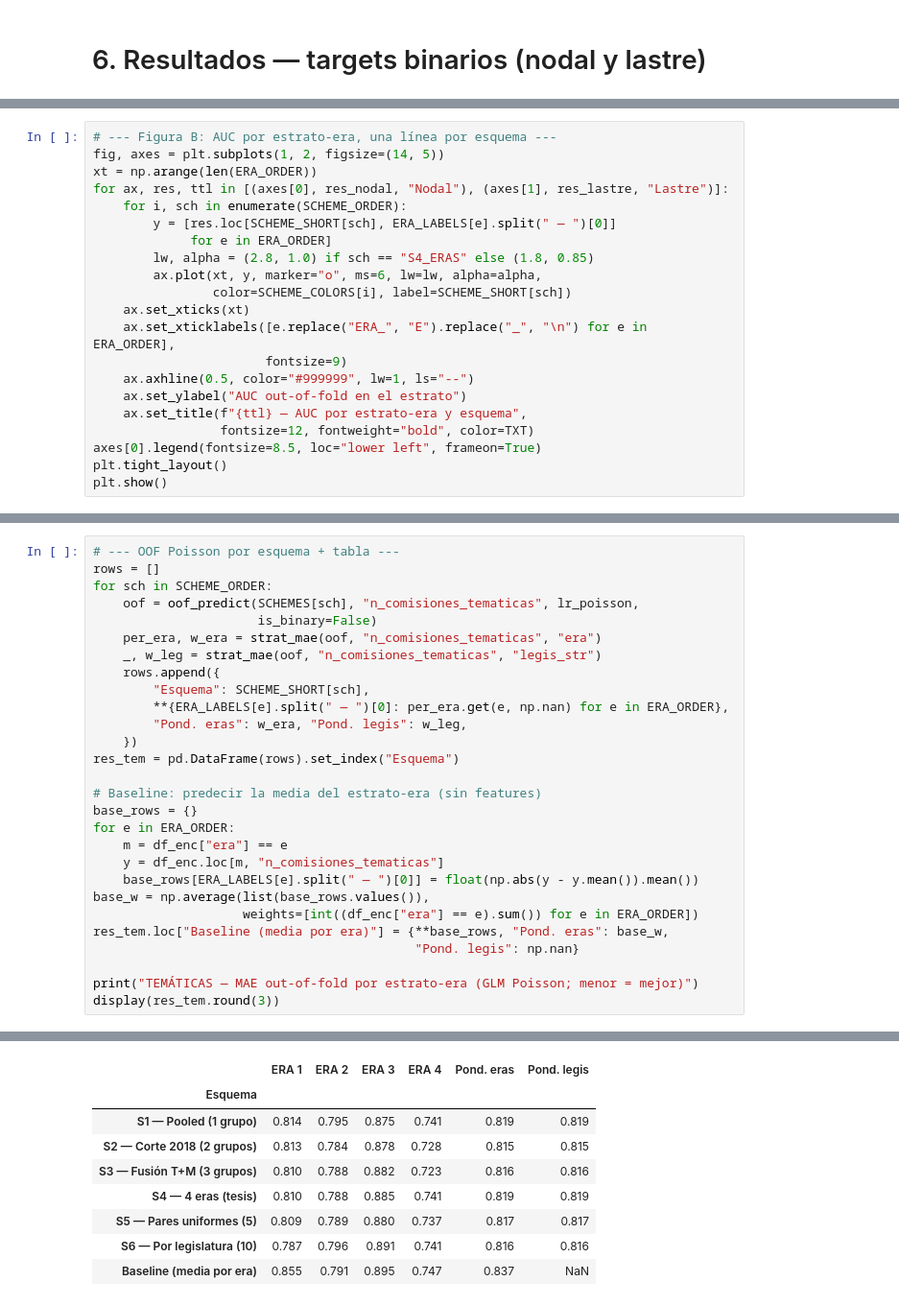
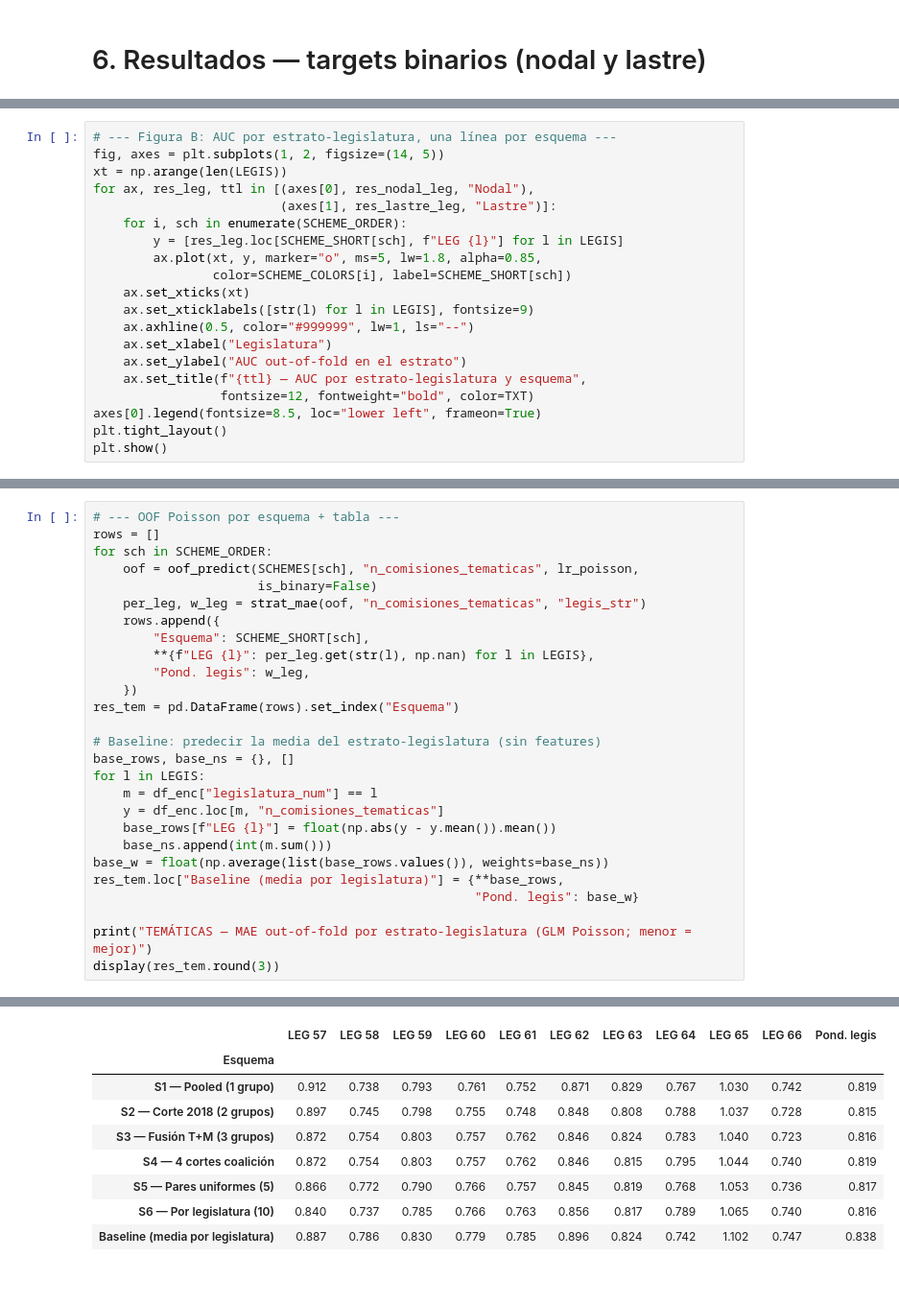
Before and after one commit to AngelsalamancaCar/diputrax, a Jupyter notebook: notebooks/diputraxv12.ipynb, the cells around one changed output, grey strips where cells are left out. Shown at 96% size. Drawn from its saved outputs; the diff is of its cells as text.

```diff
--- a/notebooks/diputraxv12.ipynb
+++ b/notebooks/diputraxv12.ipynb
@@ -594,20 +619,19 @@ plt.show()
 # %%
-# --- Figura B: AUC por estrato-era, una línea por esquema ---
+# --- Figura B: AUC por estrato-legislatura, una línea por esquema ---
 fig, axes = plt.subplots(1, 2, figsize=(14, 5))
-xt = np.arange(len(ERA_ORDER))
-for ax, res, ttl in [(axes[0], res_nodal, "Nodal"), (axes[1], res_lastre, "Lastre")]:
+xt = np.arange(len(LEGIS))
+for ax, res_leg, ttl in [(axes[0], res_nodal_leg, "Nodal"),
+                         (axes[1], res_lastre_leg, "Lastre")]:
     for i, sch in enumerate(SCHEME_ORDER):
-        y = [res.loc[SCHEME_SHORT[sch], ERA_LABELS[e].split(" — ")[0]]
-             for e in ERA_ORDER]
-        lw, alpha = (2.8, 1.0) if sch == "S4_ERAS" else (1.8, 0.85)
-        ax.plot(xt, y, marker="o", ms=6, lw=lw, alpha=alpha,
+        y = [res_leg.loc[SCHEME_SHORT[sch], f"LEG {l}"] for l in LEGIS]
+        ax.plot(xt, y, marker="o", ms=5, lw=1.8, alpha=0.85,
                 color=SCHEME_COLORS[i], label=SCHEME_SHORT[sch])
     ax.set_xticks(xt)
-    ax.set_xticklabels([e.replace("ERA_", "E").replace("_", "\n") for e in ERA_ORDER],
-                       fontsize=9)
+    ax.set_xticklabels([str(l) for l in LEGIS], fontsize=9)
     ax.axhline(0.5, color="#999999", lw=1, ls="--")
+    ax.set_xlabel("Legislatura")
     ax.set_ylabel("AUC out-of-fold en el estrato")
-    ax.set_title(f"{ttl} — AUC por estrato-era y esquema",
+    ax.set_title(f"{ttl} — AUC por estrato-legislatura y esquema",
                  fontsize=12, fontweight="bold", color=TXT)
 axes[0].legend(fontsize=8.5, loc="lower left", frameon=True)
 plt.tight_layout()
@@ -651,26 +675,25 @@ rows = []
 for sch in SCHEME_ORDER:
     oof = oof_predict(SCHEMES[sch], "n_comisiones_tematicas", lr_poisson,
                       is_binary=False)
-    per_era, w_era = strat_mae(oof, "n_comisiones_tematicas", "era")
-    _, w_leg = strat_mae(oof, "n_comisiones_tematicas", "legis_str")
+    per_leg, w_leg = strat_mae(oof, "n_comisiones_tematicas", "legis_str")
     rows.append({
         "Esquema": SCHEME_SHORT[sch],
-        **{ERA_LABELS[e].split(" — ")[0]: per_era.get(e, np.nan) for e in ERA_ORDER},
-        "Pond. eras": w_era, "Pond. legis": w_leg,
+        **{f"LEG {l}": per_leg.get(str(l), np.nan) for l in LEGIS},
+        "Pond. legis": w_leg,
     })
 res_tem = pd.DataFrame(rows).set_index("Esquema")
 
-# Baseline: predecir la media del estrato-era (sin features)
-base_rows = {}
-for e in ERA_ORDER:
-    m = df_enc["era"] == e
+# Baseline: predecir la media del estrato-legislatura (sin features)
+base_rows, base_ns = {}, []
+for l in LEGIS:
+    m = df_enc["legislatura_num"] == l
     y = df_enc.loc[m, "n_comisiones_tematicas"]
-    base_rows[ERA_LABELS[e].split(" — ")[0]] = float(np.abs(y - y.mean()).mean())
-base_w = np.average(list(base_rows.values()),
-                    weights=[int((df_enc["era"] == e).sum()) for e in ERA_ORDER])
-res_tem.loc["Baseline (media por era)"] = {**base_rows, "Pond. eras": base_w,
-                                           "Pond. legis": np.nan}
+    base_rows[f"LEG {l}"] = float(np.abs(y - y.mean()).mean())
+    base_ns.append(int(m.sum()))
+base_w = float(np.average(list(base_rows.values()), weights=base_ns))
+res_tem.loc["Baseline (media por legislatura)"] = {**base_rows,
+                                                   "Pond. legis": base_w}
 
-print("TEMÁTICAS — MAE out-of-fold por estrato-era (GLM Poisson; menor = mejor)")
+print("TEMÁTICAS — MAE out-of-fold por estrato-legislatura (GLM Poisson; menor = mejor)")
 display(res_tem.round(3))
 # %% [output]
@@ -678,10 +701,10 @@ TEMÁTICAS — MAE out-of-fold por estrato-era (GLM Poisson; menor = mejor)
-|  | ERA 1 | ERA 2 | ERA 3 | ERA 4 | Pond. eras | Pond. legis |
-| Esquema |  |  |  |  |  |  |
-| S1 — Pooled (1 grupo) | 0.814 | 0.795 | 0.875 | 0.741 | 0.819 | 0.819 |
-| S2 — Corte 2018 (2 grupos) | 0.813 | 0.784 | 0.878 | 0.728 | 0.815 | 0.815 |
-| S3 — Fusión T+M (3 grupos) | 0.810 | 0.788 | 0.882 | 0.723 | 0.816 | 0.816 |
-| S4 — 4 eras (tesis) | 0.810 | 0.788 | 0.885 | 0.741 | 0.819 | 0.819 |
-| S5 — Pares uniformes (5) | 0.809 | 0.789 | 0.880 | 0.737 | 0.817 | 0.817 |
-| S6 — Por legislatura (10) | 0.787 | 0.796 | 0.891 | 0.741 | 0.816 | 0.816 |
-| Baseline (media por era) | 0.855 | 0.791 | 0.895 | 0.747 | 0.837 | NaN |
+|  | LEG 57 | LEG 58 | LEG 59 | LEG 60 | LEG 61 | LEG 62 | LEG 63 | LEG 64 | LEG 65 | LEG 66 | Pond. legis |
+| Esquema |  |  |  |  |  |  |  |  |  |  |  |
+| S1 — Pooled (1 grupo) | 0.912 | 0.738 | 0.793 | 0.761 | 0.752 | 0.871 | 0.829 | 0.767 | 1.030 | 0.742 | 0.819 |
+| S2 — Corte 2018 (2 grupos) | 0.897 | 0.745 | 0.798 | 0.755 | 0.748 | 0.848 | 0.808 | 0.788 | 1.037 | 0.728 | 0.815 |
+| S3 — Fusión T+M (3 grupos) | 0.872 | 0.754 | 0.803 | 0.757 | 0.762 | 0.846 | 0.824 | 0.783 | 1.040 | 0.723 | 0.816 |
+| S4 — 4 cortes coalición | 0.872 | 0.754 | 0.803 | 0.757 | 0.762 | 0.846 | 0.815 | 0.795 | 1.044 | 0.740 | 0.819 |
+| S5 — Pares uniformes (5) | 0.866 | 0.772 | 0.790 | 0.766 | 0.757 | 0.845 | 0.819 | 0.768 | 1.053 | 0.736 | 0.817 |
+| S6 — Por legislatura (10) | 0.840 | 0.737 | 0.785 | 0.766 | 0.763 | 0.856 | 0.817 | 0.789 | 1.065 | 0.740 | 0.816 |
+| Baseline (media por legislatura) | 0.887 | 0.786 | 0.830 | 0.779 | 0.785 | 0.896 | 0.824 | 0.742 | 1.102 | 0.747 | 0.838 |
 # %% [markdown]
```
Also changed, not shown: parts of 39 cells of this notebook, 21 other files.
